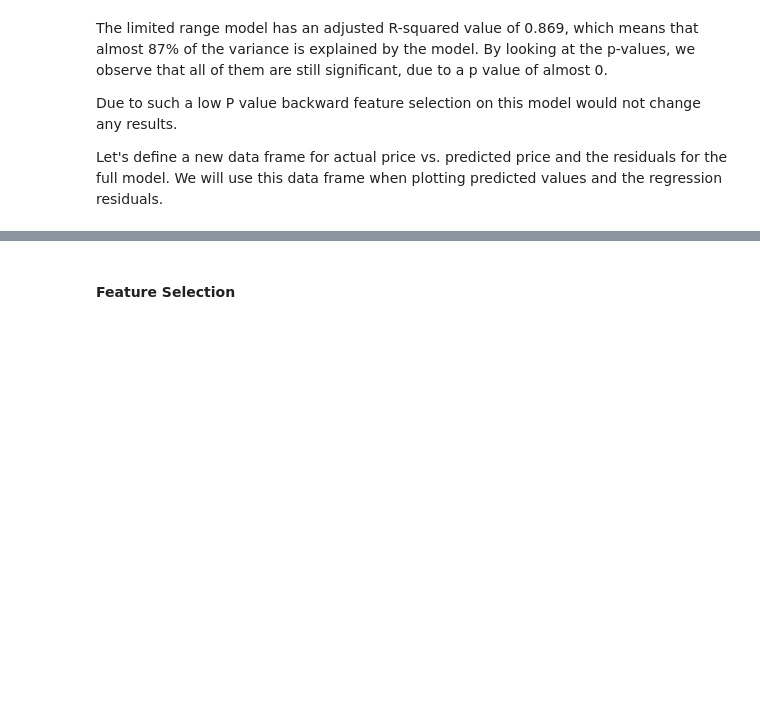
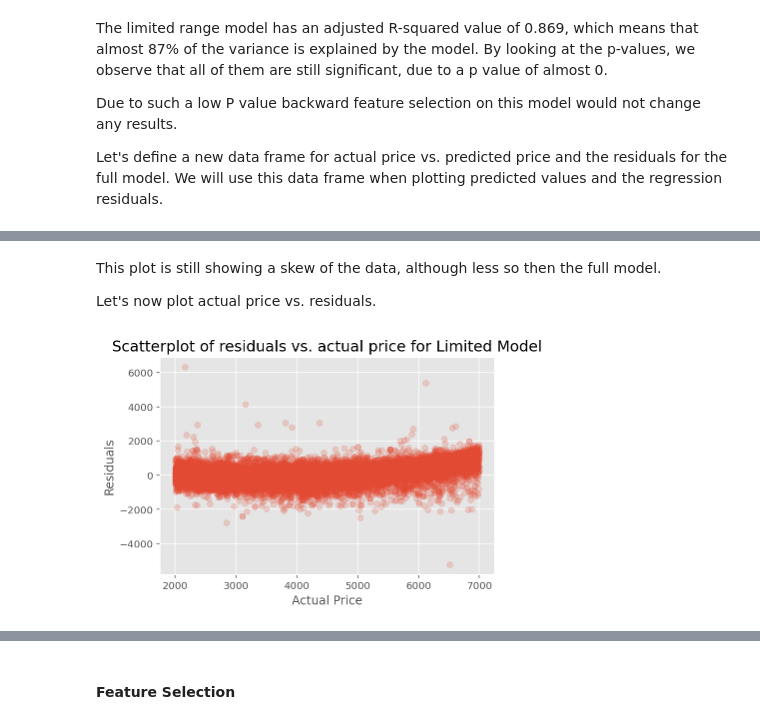
Before and after one commit to gabbagabbagool/rmit-diamonds, a Jupyter notebook: Phase2_Report.ipynb, the cells around one changed output, grey strips where cells are left out. Saved outputs shown, nothing was run; the diff lists cells and outputs as text; code cells hidden in the pictures; blank space fills up the shorter version.

```diff
--- a/Phase2_Report.ipynb
+++ b/Phase2_Report.ipynb
@@ -751,0 +770,12 @@ NameError: name 'plt' is not defined
+# %% [markdown]
+This plot is still showing a  skew of the data, although less so then the full model.
+
+Let's now plot actual price vs. residuals.
+# %%
+plt.scatter(residuals_range['actual'], residuals_range['residual'], alpha=0.2);
+plt.xlabel('Actual Price');
+plt.ylabel('Residuals')
+plt.title('Scatterplot of residuals vs. actual price for Limited Model', fontsize=15)
+plt.show();
+# %% [output]
+[figure, added]
```
Also changed, not shown: parts of 51 cells of this notebook.
